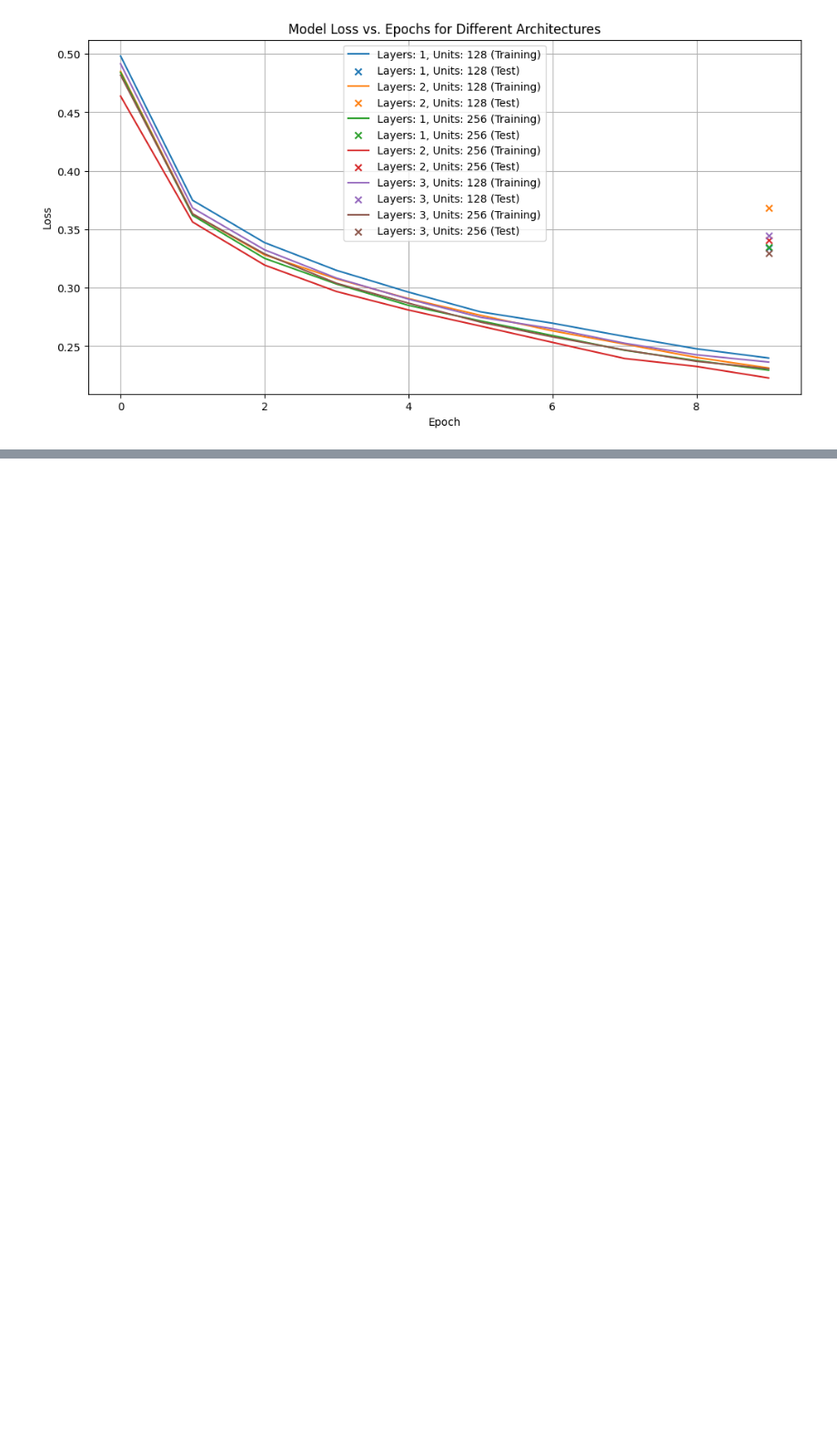
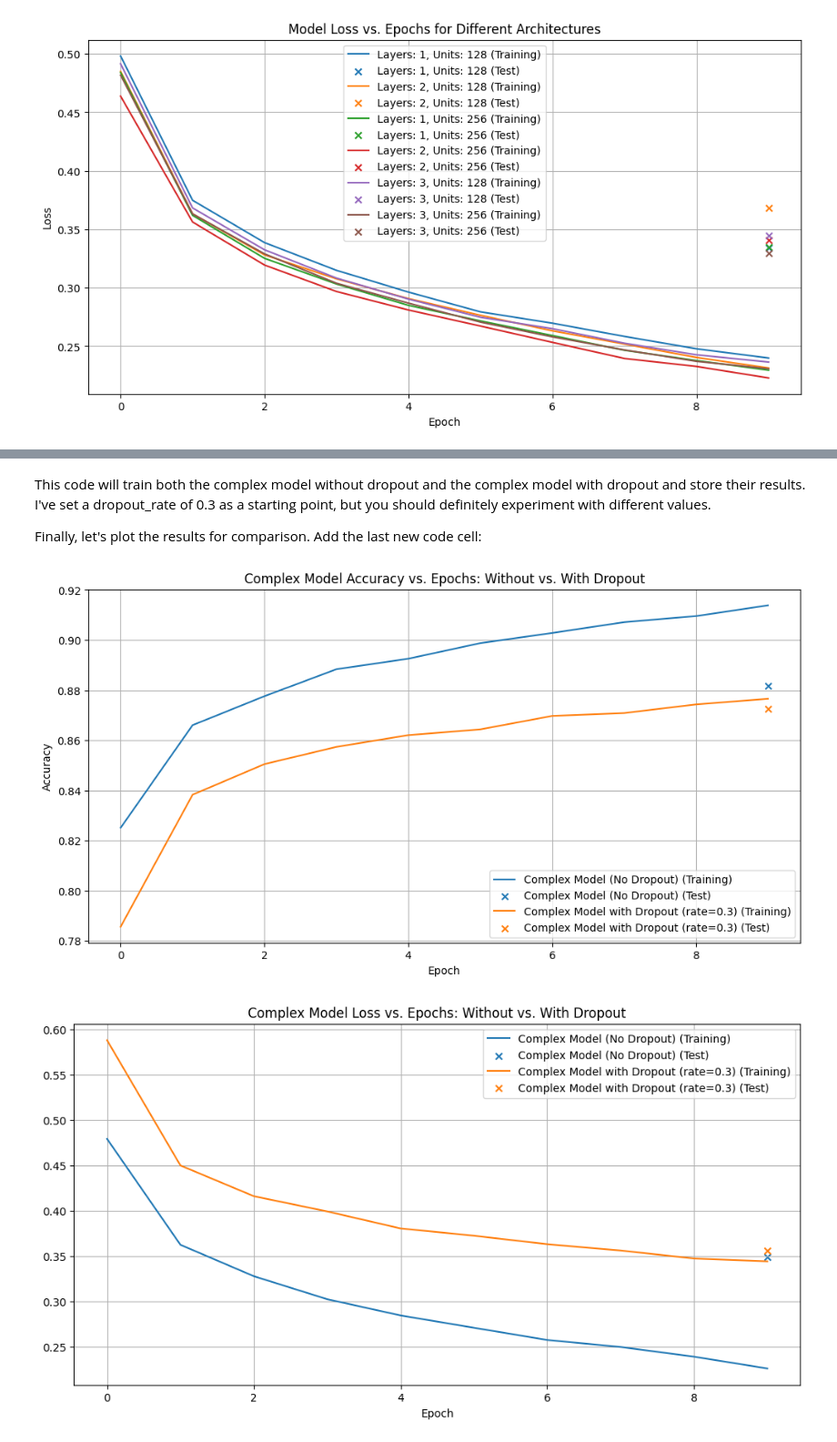
Before and after one commit to MCF-tech/CNN_pub, a Jupyter notebook: site/en/tutorials/keras/classification.ipynb, the cells around one changed output, grey strips where cells are left out. Shown at 91% size. Cells and saved outputs as stored; diff of their text form; code cells hidden in the pictures; blank space fills up the shorter version.

```diff
--- a/site/en/tutorials/keras/classification.ipynb
+++ b/site/en/tutorials/keras/classification.ipynb
@@ -572,0 +690,20 @@ plt.show()
+# %%
+def build_and_train_complex_model(train_images, train_labels, test_images, test_labels, epochs=10):
+    """Builds and trains the complex neural network model (3 layers, 256 units)."""
+    model = tf.keras.Sequential([
+        tf.keras.layers.Flatten(input_shape=(28, 28)),
+        tf.keras.layers.Dense(256, activation='relu'),
+        tf.keras.layers.Dense(256, activation='relu'),
+        tf.keras.layers.Dense(256, activation='relu'),
+        tf.keras.layers.Dense(10)
+    ])
+
+    model.compile(optimizer='adam',
+                  loss=tf.keras.losses.SparseCategoricalCrossentropy(from_logits=True),
+                  metrics=['accuracy'])
+
+    history = model.fit(train_images, train_labels, epochs=epochs, verbose=0)
+
+    test_loss, test_acc = model.evaluate(test_images, test_labels, verbose=0)
+
+    return history, test_loss, test_acc
@@ -572,0 +772,35 @@ plt.show()
+# %% [markdown]
+This code will train both the complex model without dropout and the complex model with dropout and store their results. I've set a dropout_rate of 0.3 as a starting point, but you should definitely experiment with different values.
+
+Finally, let's plot the results for comparison. Add the last new code cell:
+# %%
+plt.figure(figsize=(12, 6))
+
+for model_name, data in results_complex_comparison.items():
+    history = data["history"]
+    plt.plot(history.history['accuracy'], label=f'{model_name} (Training)')
+    plt.scatter(9, data["test_acc"], label=f'{model_name} (Test)', marker='x') # Mark test accuracy at last epoch
+
+plt.title('Complex Model Accuracy vs. Epochs: Without vs. With Dropout')
+plt.xlabel('Epoch')
+plt.ylabel('Accuracy')
+plt.legend()
+plt.grid(True)
+plt.show()
+
+plt.figure(figsize=(12, 6))
+
+for model_name, data in results_complex_comparison.items():
+    history = data["history"]
+    plt.plot(history.history['loss'], label=f'{model_name} (Training)')
+    plt.scatter(9, data["test_loss"], label=f'{model_name} (Test)', marker='x') # Mark test loss at last epoch
+
+plt.title('Complex Model Loss vs. Epochs: Without vs. With Dropout')
+plt.xlabel('Epoch')
+# plt.ylabel('Loss')
+plt.legend()
+plt.grid(True)
+plt.show()
+# %% [output]
+[figure, added]
+[figure, added]
```
Also changed, not shown: parts of 25 cells of this notebook.
